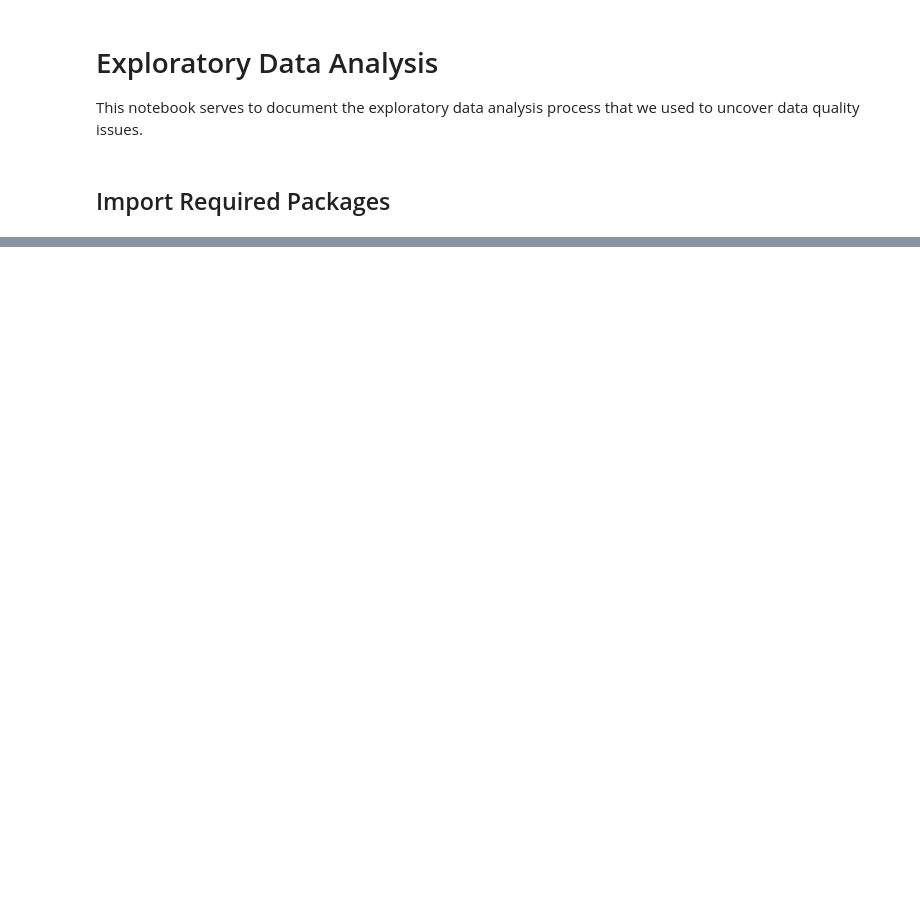
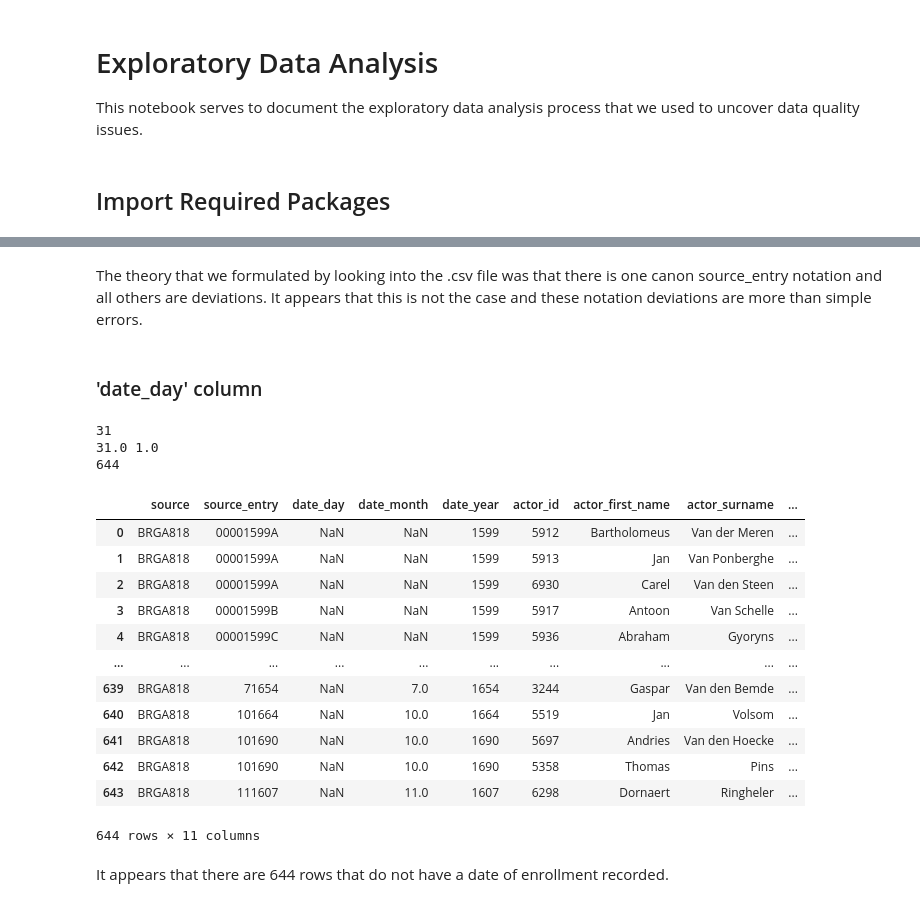
Before and after one commit to ejgenc/data-analysis_cornelia, a Jupyter notebook: notebooks/exploratory-data-analysis.ipynb, the cells around one changed output, grey strips where cells are left out. Cells and saved outputs as stored; diff of their text form; code cells hidden in the pictures; blank space fills up the shorter version.

```diff
--- a/notebooks/exploratory-data-analysis.ipynb
+++ b/notebooks/exploratory-data-analysis.ipynb
@@ -12,0 +138,31 @@ ModuleNotFoundError: No module named 'Pathlib'
+# %% [markdown]
+The theory that we formulated by looking into the .csv file was that there is one canon source_entry notation and all others are deviations. It appears that this is not the case and these notation deviations are more than simple errors.
+# %% [markdown]
+### 'date_day' column
+# %%
+print(len(dataset["date_day"].value_counts())) # Seems correct
+print(dataset["date_day"].max(), dataset["date_day"].min()) # Also seems correct
+
+null_mask = dataset["date_day"].isnull()
+null_subset = dataset.loc[null_mask, :]
+print(len(null_subset))
+null_subset
+# %% [output]
+31
+31.0 1.0
+644
+|  | source | source_entry | date_day | date_month | date_year | actor_id | actor_first_name | actor_surname | ... |
+| 0 | BRGA818 | 00001599A | NaN | NaN | 1599 | 5912 | Bartholomeus | Van der Meren | ... |
+| 1 | BRGA818 | 00001599A | NaN | NaN | 1599 | 5913 | Jan | Van Ponberghe | ... |
+| 2 | BRGA818 | 00001599A | NaN | NaN | 1599 | 6930 | Carel | Van den Steen | ... |
+| 3 | BRGA818 | 00001599B | NaN | NaN | 1599 | 5917 | Antoon | Van Schelle | ... |
+| 4 | BRGA818 | 00001599C | NaN | NaN | 1599 | 5936 | Abraham | Gyoryns | ... |
+| ... | ... | ... | ... | ... | ... | ... | ... | ... | ... |
+| 639 | BRGA818 | 71654 | NaN | 7.0 | 1654 | 3244 | Gaspar | Van den Bemde | ... |
+| 640 | BRGA818 | 101664 | NaN | 10.0 | 1664 | 5519 | Jan | Volsom | ... |
+| 641 | BRGA818 | 101690 | NaN | 10.0 | 1690 | 5697 | Andries | Van den Hoecke | ... |
+| 642 | BRGA818 | 101690 | NaN | 10.0 | 1690 | 5358 | Thomas | Pins | ... |
+| 643 | BRGA818 | 111607 | NaN | 11.0 | 1607 | 6298 | Dornaert | Ringheler | ... |
+644 rows × 11 columns
+# %% [markdown]
+It appears that there are 644 rows that do not have a date of enrollment recorded.
```
Also changed, not shown: parts of 47 cells of this notebook.
